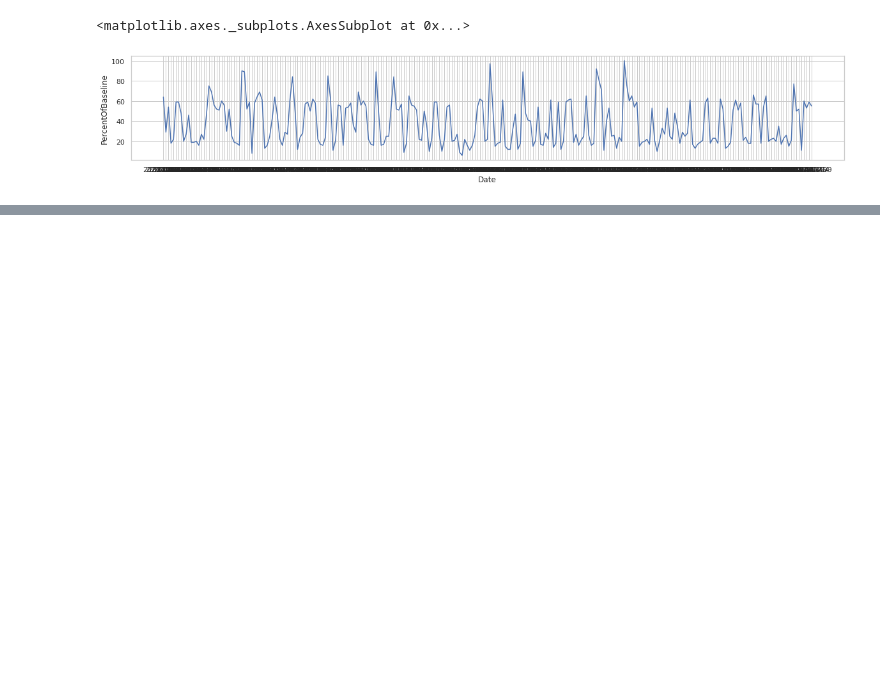
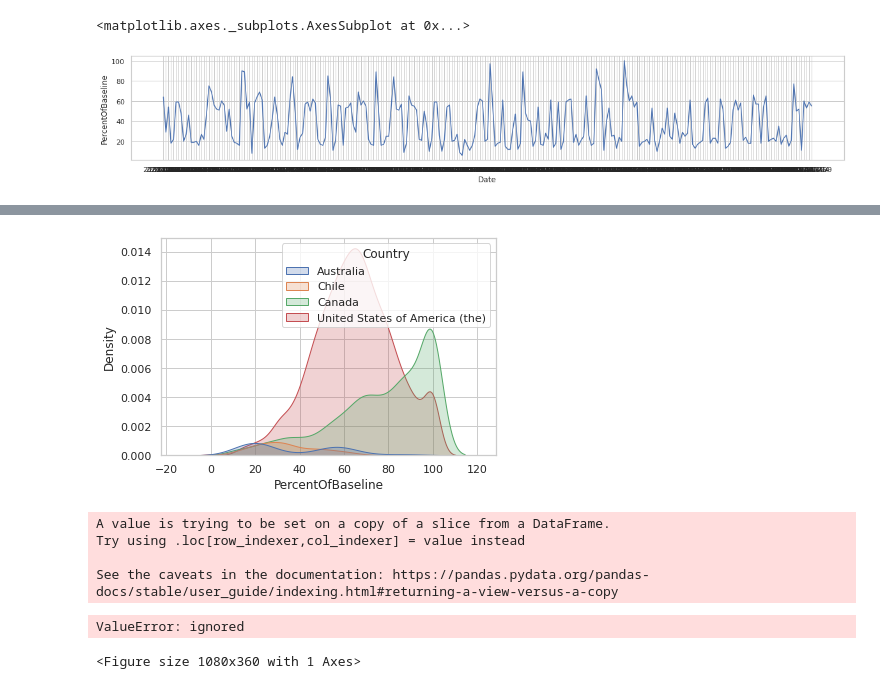
Before and after one commit to tiaherdi/Traffic-Sign-5, a Jupyter notebook: Visualisasi_Data_Traffic_Sign_Australia.ipynb, the cells around one changed output, grey strips where cells are left out. Saved outputs shown, nothing was run; the diff lists cells and outputs as text; code cells hidden in the pictures; blank space fills up the shorter version.

```diff
--- a/Visualisasi_Data_Traffic_Sign_Australia.ipynb
+++ b/Visualisasi_Data_Traffic_Sign_Australia.ipynb
@@ -37,0 +58,30 @@ sns.lineplot(data=by_country, x='Date', y='PercentOfBaseline')
+# %%
+# Comparison of density function "Percent of Baseline" setiap negara
+
+Graph_countries=sns.kdeplot('PercentOfBaseline',hue='Country',data=df,shade=True)
+# %% [output]
+[figure, added]
+# %%
+# Split data training dan data testing
+Australia['Datetime']=pd.to_datetime(Australia.Date)
+Train = Australia.query("Datetime < '2020-10-30'")[["Datetime","PercentOfBaseline"]]
+Test = Australia.query("Datetime >= '2020-10-30'")[["Datetime","PercentOfBaseline"]]
+# %% [output]
+A value is trying to be set on a copy of a slice from a DataFrame.
+Try using .loc[row_indexer,col_indexer] = value instead
+
+See the caveats in the documentation: https://pandas.pydata.org/pandas-docs/stable/user_guide/indexing.html#returning-a-view-versus-a-copy
+# %%
+#displays a plot of the train/test split
+import numpy as np
+fig = plt.figure(figsize=(15,5))
+plt.plot(Train, color='purple', label='Training')
+plt.plot(Test, color='orange', label='Testing')
+plt.xlabel('Datetime')
+plt.ylabel('PercentOfBaseline')
+plt.title('Train-Test Split')
+plt.legend()
+plt.show()
+# %% [output]
+ValueError: ignored
+<Figure size 1080x360 with 1 Axes>
```
Also changed, not shown: parts of 7 cells of this notebook.
